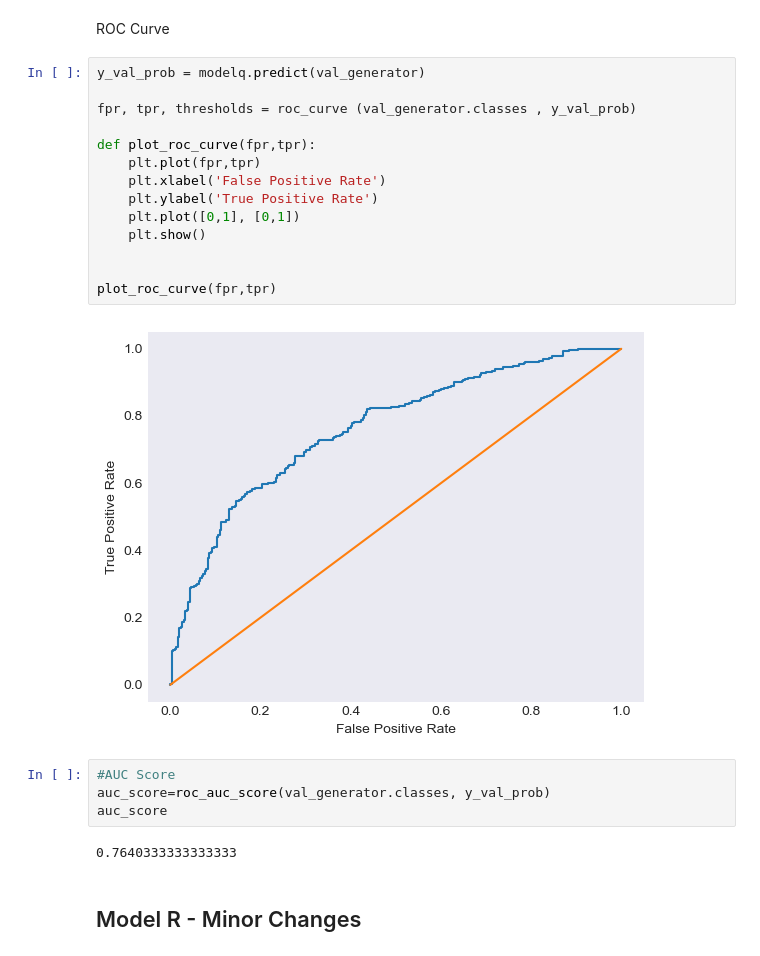
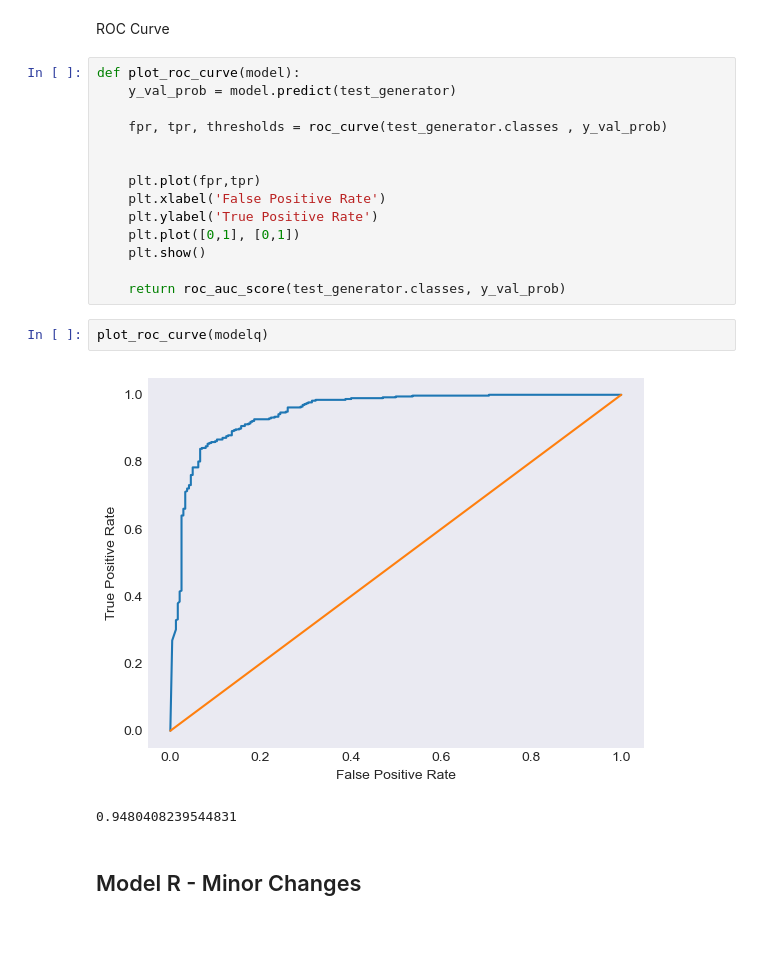
Before and after one commit to JoeBrowz/pneumonia-neural-net, a Jupyter notebook: Final_Notebook.ipynb, the cells around one changed output. Cells and saved outputs as stored; diff of their text form.

```diff
--- a/Final_Notebook.ipynb
+++ b/Final_Notebook.ipynb
@@ -405,27 +404,24 @@ score_q
 # %% [markdown]
 ROC Curve
 # %%
-y_val_prob = modelq.predict(val_generator)
+def plot_roc_curve(model):
+    y_val_prob = model.predict(test_generator)
 
-fpr, tpr, thresholds = roc_curve (val_generator.classes , y_val_prob)
+    fpr, tpr, thresholds = roc_curve(test_generator.classes , y_val_prob)
 
-def plot_roc_curve(fpr,tpr):
+
     plt.plot(fpr,tpr)
     plt.xlabel('False Positive Rate')
     plt.ylabel('True Positive Rate')
     plt.plot([0,1], [0,1])
     plt.show()
 
-
-plot_roc_curve(fpr,tpr)
+    return roc_auc_score(test_generator.classes, y_val_prob)
-# %% [output]
-[figure, removed]
-# %%
-#AUC Score
-auc_score=roc_auc_score(val_generator.classes, y_val_prob)
-auc_score
-# %% [output]
-0.7640333333333333
+# %%
+plot_roc_curve(modelq)
+# %% [output]
+[figure, added]
+0.9480408239544831
 # %% [markdown]
 ## Model R - Minor Changes
 # %%
```
Also changed, not shown: parts of 17 cells of this notebook.
